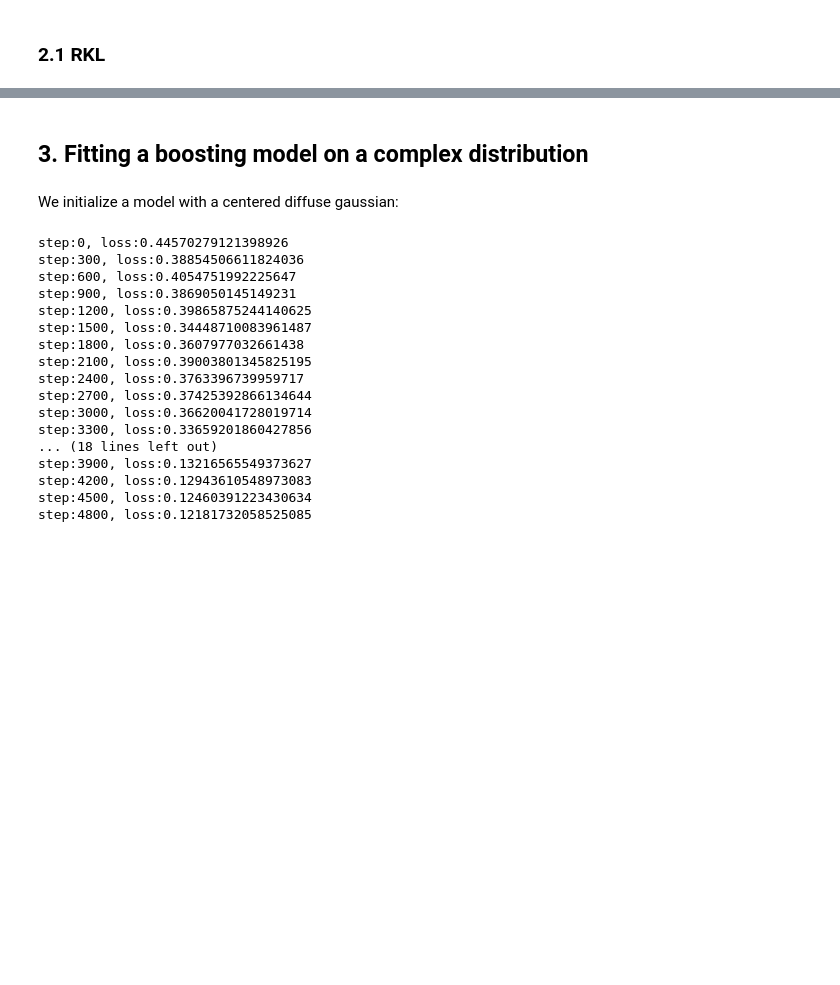
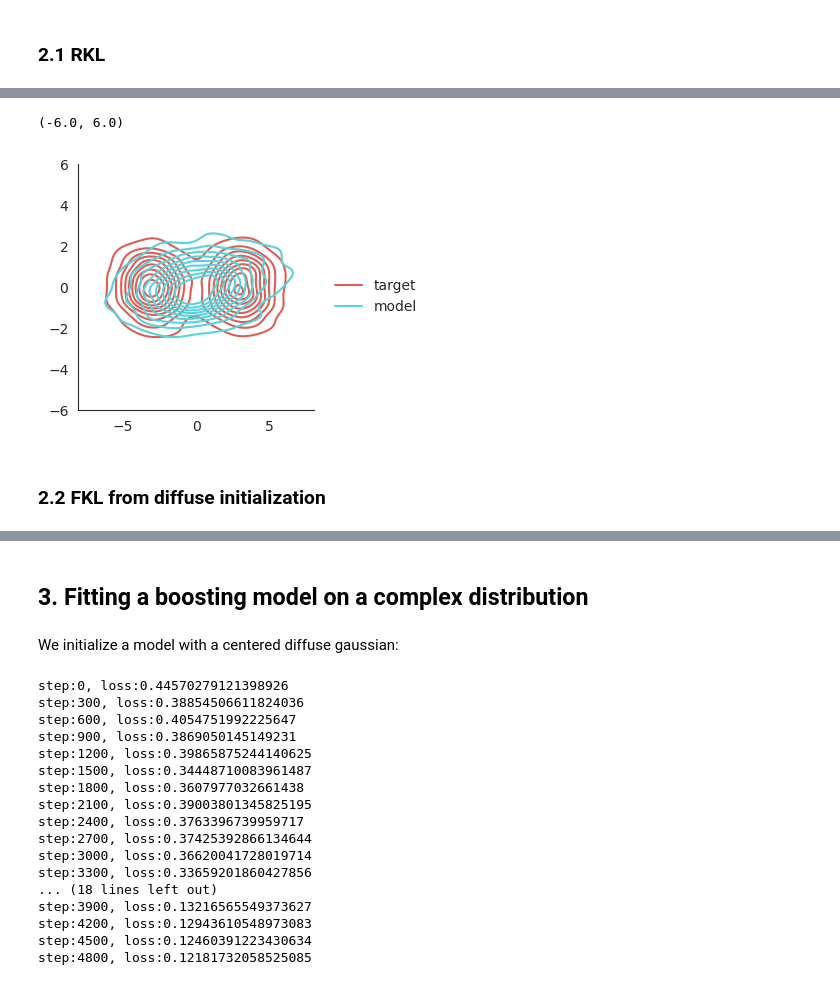
Before and after one commit to eugeneberta/mva-bml, a Jupyter notebook: ImportanceSamplingFKL.ipynb, the cells around one changed output, grey strips where cells are left out. Saved outputs shown, nothing was run; the diff lists cells and outputs as text; code cells hidden in the pictures; blank space fills up the shorter version.

```diff
--- a/ImportanceSamplingFKL.ipynb
+++ b/ImportanceSamplingFKL.ipynb
@@ -180,0 +180,23 @@ plot_distribs({'target':target, 'model':model}, nsamples=2000)
+# %%
+# Trainable Gaussian particle with random initialization.
+model = GaussianParticle(
+    loc=torch.zeros(2),
+    scale_tril=torch.eye(2),
+    trainable=True
+)
+
+# optimization procedure:
+opt = optim.Adam(model.parameters(), lr=0.001)
+
+for step in range(3000):
+    # We use a MCMC estimation of the FKL, as explained in the paper this has high variance,
+    # but in simple cases it sometimes works.
+    loss = varFKL(p=target, q=model)
+
+    opt.zero_grad()
+    loss.backward()
+    opt.step()
+
+    # logging:
+    if step%500==0:
+        print(f'step:{step}, loss:{loss.detach().numpy()}')
@@ -181,3 +210,12 @@ plot_distribs({'target':target, 'model':model}, nsamples=2000)
+# %%
+plot_distribs({'target':target, 'model':model}, nsamples=2000)
+plt.xlim([-8, 8])
+plt.ylim([-6, 6])
+# %% [output]
+(-6.0, 6.0)
+[figure, added]
+# %% [markdown]
+### 2.2 FKL from diffuse initialization
 # %%
 # Initializing a Gaussian mixture model with a non-trainable diffuse gaussian distributions:
 init= GaussianParticle(
```
Also changed, not shown: parts of 8 cells of this notebook, 1 other file.
